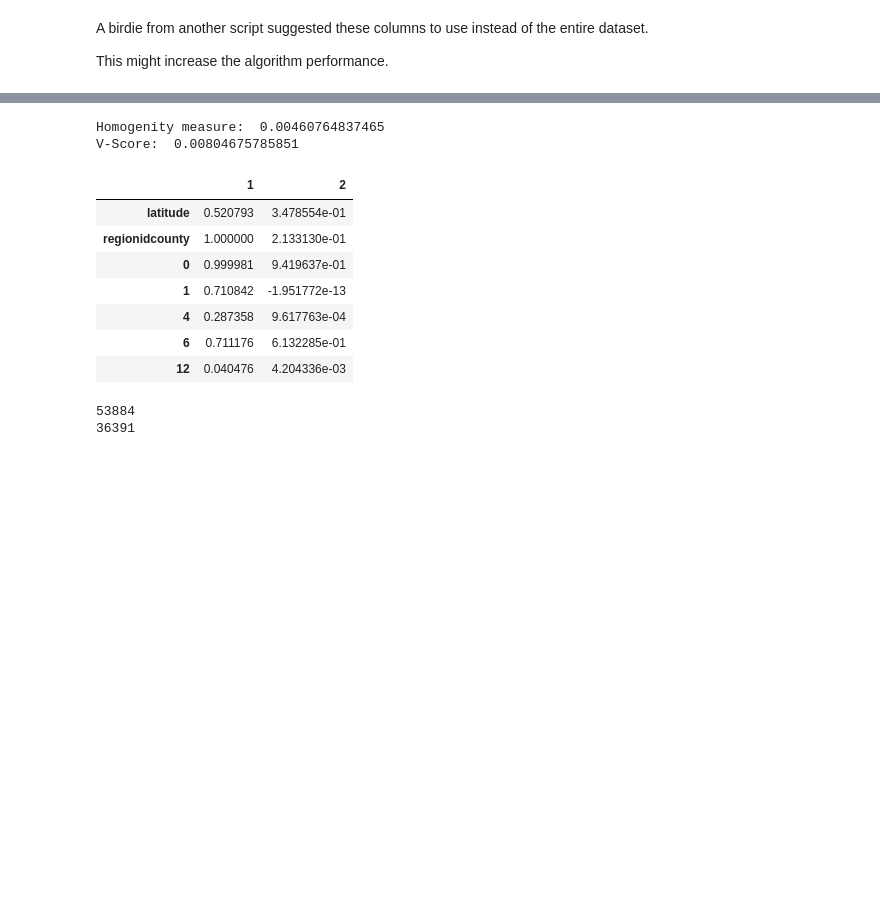
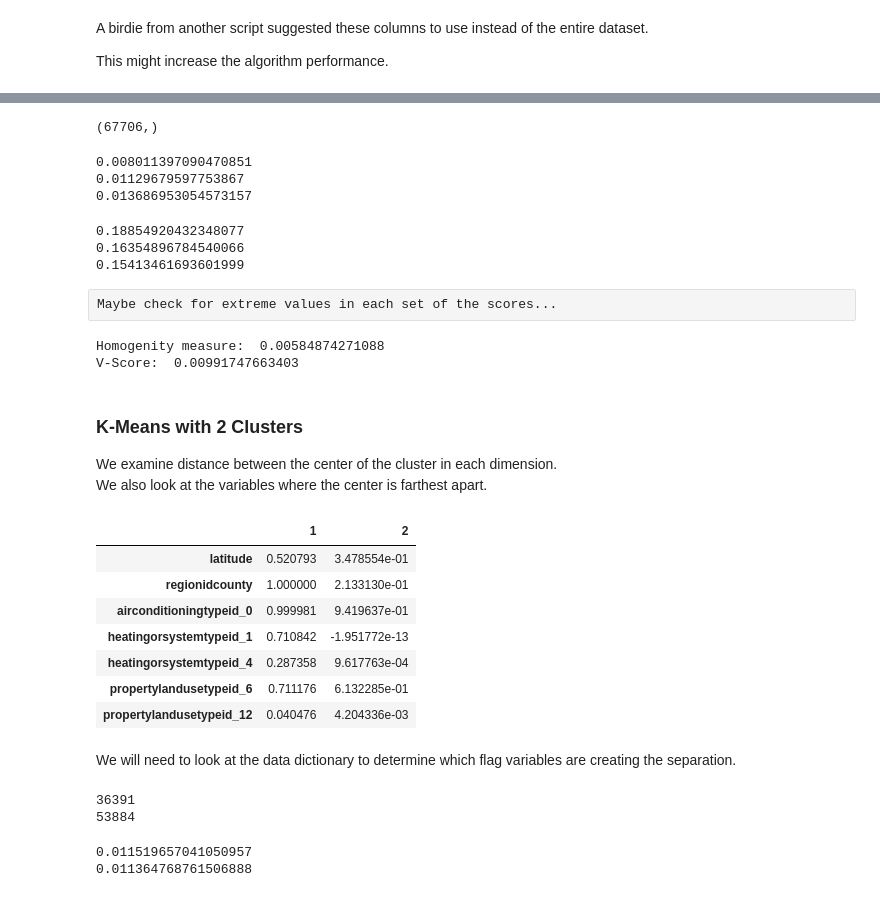
Before and after one commit to malctaylor15/Zillow_Kaggle, a Jupyter notebook: KNN .ipynb, the cells around one changed output, grey strips where cells are left out. Drawn from its saved outputs; the diff is of its cells as text; code cells hidden in the pictures; blank space fills up the shorter version.

```diff
--- a/KNN .ipynb
+++ b/KNN .ipynb
@@ -112,8 +83,8 @@ one_hot_df = pd.DataFrame()
 for col_name in one_hot_colnames:
     temp_one_hot_var1 = OneHotEncoder().fit_transform(train_df2[col_name].values.reshape(-1,1))
     temp_one_hot_var = temp_one_hot_var1.toarray()
-    temp_one_hot_var_df = pd.DataFrame(data=temp_one_hot_var)
-    temp_one_hot_var_df.add_prefix((col_name + "_"))
+    temp_one_hot_var_df1 = pd.DataFrame(data=temp_one_hot_var)
+    temp_one_hot_var_df = temp_one_hot_var_df1.add_prefix(col_name+"_")
     one_hot_df = pd.concat([one_hot_df, temp_one_hot_var_df] , axis = 1)
 print("Data Frame Size: " ,one_hot_df.shape)
 # %% [output]
@@ -130,6 +101,6 @@ one_hot_df.head()
 # %% [markdown]
 The dataset we will be using is train_df2. Let's take a last quick peak and check it for nulls
 # %%
-train_df2 = train_df2.drop(one_hot_colnames, axis = 1)
-train_df2 = pd.concat([train_df2, one_hot_df], axis =1)
+train_df3 = train_df2.drop(one_hot_colnames, axis = 1)
+train_df3 = pd.concat([train_df3, one_hot_df], axis =1)
 # %%
@@ -161,11 +132,11 @@ We will start by scaling the data because KNN is sensitive to the scale of the d
 # %%
 from sklearn.preprocessing import MinMaxScaler
 # %%
-train_df_scale = MinMaxScaler().fit_transform(train_df2.drop(['parcelid', 'transactiondate', 'logerror'],axis = 1))
+train_df_scale = MinMaxScaler().fit_transform(train_df3.drop(['parcelid', 'transactiondate', 'logerror'],axis = 1))
 # %%
-scale_df_cols = train_df2.drop(['parcelid', 'transactiondate', 'logerror'],axis = 1).columns
-train_df3 = pd.DataFrame(train_df_scale, columns = scale_df_cols)
-train_df3.describe()
+scale_df_cols = train_df3.drop(['parcelid', 'transactiondate', 'logerror'],axis = 1).columns
+train_df4 = pd.DataFrame(train_df_scale, columns = scale_df_cols)
+train_df4.describe()
 # %% [output]
 |  | basementsqft | bathroomcnt | bedroomcnt | buildingqualitytypeid | calculatedbathnbr | decktypeid | ... |
 | count | 90275.000000 | 90275.000000 | 90275.000000 | 90275.000000 | 90275.000000 | 90275.0 | ... |
@@ -295,29 +264,64 @@ SyntaxError: invalid syntax (<ipython-input-69-f85cc0acc904>, line 1)
+# %%
+kmeans1.labels_.shape
+# %% [output]
+(67706,)
+# %%
+print(y_train.loc[kmeans1.labels_ == 0].mean())
+print(y_train.loc[kmeans1.labels_ == 1].mean())
+print(y_train.loc[kmeans1.labels_ == 2].mean())
+# %% [output]
+0.008011397090470851
+0.01129679597753867
+0.013686953054573157
+# %%
+print(y_train.loc[kmeans1.labels_ == 0].std())
+print(y_train.loc[kmeans1.labels_ == 1].std())
+print(y_train.loc[kmeans1.labels_ == 2].std())
+# %% [output]
+0.18854920432348077
+0.16354896784540066
+0.15413461693601999
+# %% [raw]
+Maybe check for extreme values in each set of the scores...
 # %%
 from sklearn import metrics
 # %%
-homogenity = metrics.homogeneity_score(Y, kmeans1.labels_)
-v_meas = metrics.v_measure_score(Y, kmeans1.labels_)
+homogenity = metrics.homogeneity_score(y_train, kmeans1.labels_)
+v_meas = metrics.v_measure_score(y_train, kmeans1.labels_)
 print("Homogenity measure: ", homogenity)
 print("V-Score: ", v_meas)
 # %% [output]
-Homogenity measure:  0.00460764837465
-V-Score:  0.00804675785851
+Homogenity measure:  0.00584874271088
+V-Score:  0.00991747663403
+# %% [markdown]
+### K-Means with 2 Clusters
+
+We examine distance between the center of the cluster in each dimension.
+We also look at the variables where the center is farthest apart.
 # %%
-kmeans2 = KMeans(n_clusters = 2).fit(train_df3)
-cluster_centers2 = pd.DataFrame(kmeans2.cluster_centers_, columns = train_df3.columns, index = [1,2])
+kmeans2 = KMeans(n_clusters = 2).fit(train_df4)
+cluster_centers2 = pd.DataFrame(kmeans2.cluster_centers_, columns = train_df4.columns, index = [1,2])
 cluster_centers2.T[(cluster_centers2.T[1] - cluster_centers2.T[2]) > 0.02]
 # %% [output]
 |  | 1 | 2 |
 | latitude | 0.520793 | 3.478554e-01 |
 | regionidcounty | 1.000000 | 2.133130e-01 |
-| 0 | 0.999981 | 9.419637e-01 |
-| 1 | 0.710842 | -1.951772e-13 |
-| 4 | 0.287358 | 9.617763e-04 |
-| 6 | 0.711176 | 6.132285e-01 |
-| 12 | 0.040476 | 4.204336e-03 |
+| airconditioningtypeid_0 | 0.999981 | 9.419637e-01 |
+| heatingorsystemtypeid_1 | 0.710842 | -1.951772e-13 |
+| heatingorsystemtypeid_4 | 0.287358 | 9.617763e-04 |
+| propertylandusetypeid_6 | 0.711176 | 6.132285e-01 |
+| propertylandusetypeid_12 | 0.040476 | 4.204336e-03 |
+# %% [markdown]
+We will need to look at the data dictionary to determine which flag variables are creating the separation.
 # %%
 print(kmeans2.labels_[kmeans2.labels_ == 0].size)
 print(kmeans2.labels_[kmeans2.labels_ == 1].size)
 # %% [output]
+36391
 53884
-36391
+# %%
+print(Y.loc[kmeans2.labels_ == 0].mean())
+print(Y.loc[kmeans2.labels_ == 1].mean())
+# %% [output]
+0.011519657041050957
+0.011364768761506888
```
Also changed, not shown: parts of 28 cells of this notebook.
